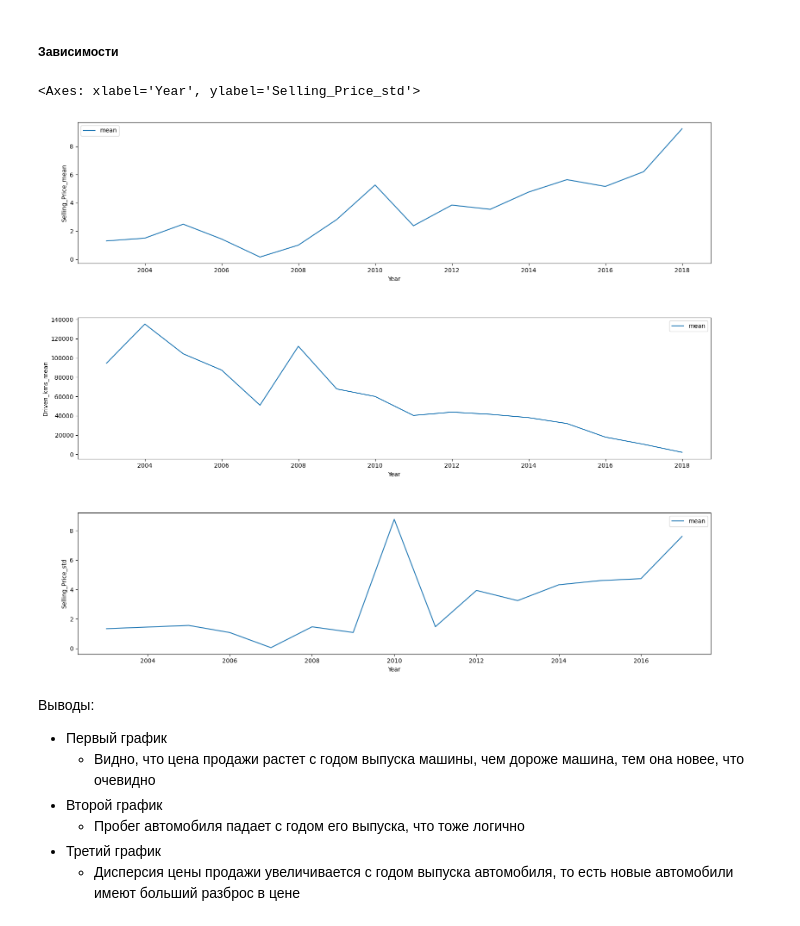
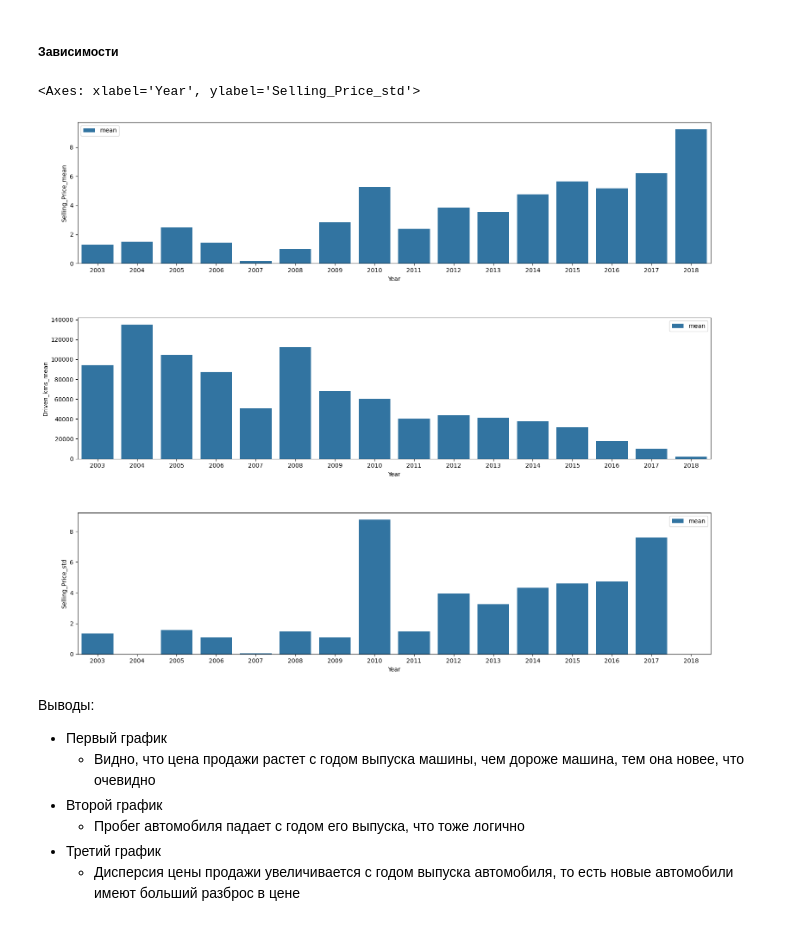
Before and after one commit to ViktorovGO/IIS_LR1, a Jupyter notebook: eda/eda.ipynb, the cells around one changed output. Cells and saved outputs as stored; diff of their text form; code cells hidden in the pictures.

```diff
--- a/eda/eda.ipynb
+++ b/eda/eda.ipynb
@@ -245,15 +245,14 @@ aggregated_df
 # %%
 fig, axs = plt.pyplot.subplots(3,1)
 fig.tight_layout(pad=1)
 fig.set_size_inches(16.5, 14, forward=True)
 
-
-sns.lineplot(aggregated_df,x='Year',y='Selling_Price_mean', label='mean', ax=axs[0])
-sns.lineplot(aggregated_df,x='Year',y='Driven_kms_mean', label='mean', ax=axs[1])
-sns.lineplot(aggregated_df,x='Year',y='Selling_Price_std', label='mean', ax=axs[2])
+sns.barplot(aggregated_df,x='Year',y='Selling_Price_mean', label='mean', ax=axs[0])
+sns.barplot(aggregated_df,x='Year',y='Driven_kms_mean', label='mean', ax=axs[1])
+sns.barplot(aggregated_df,x='Year',y='Selling_Price_std', label='mean', ax=axs[2])
 # %% [output]
 <Axes: xlabel='Year', ylabel='Selling_Price_std'>
-[figure, old version]
+[figure, new version]
 # %% [markdown]
 Выводы:
 - Первый график
```
Also changed, not shown: parts of 2 cells of this notebook, 2 other files.
